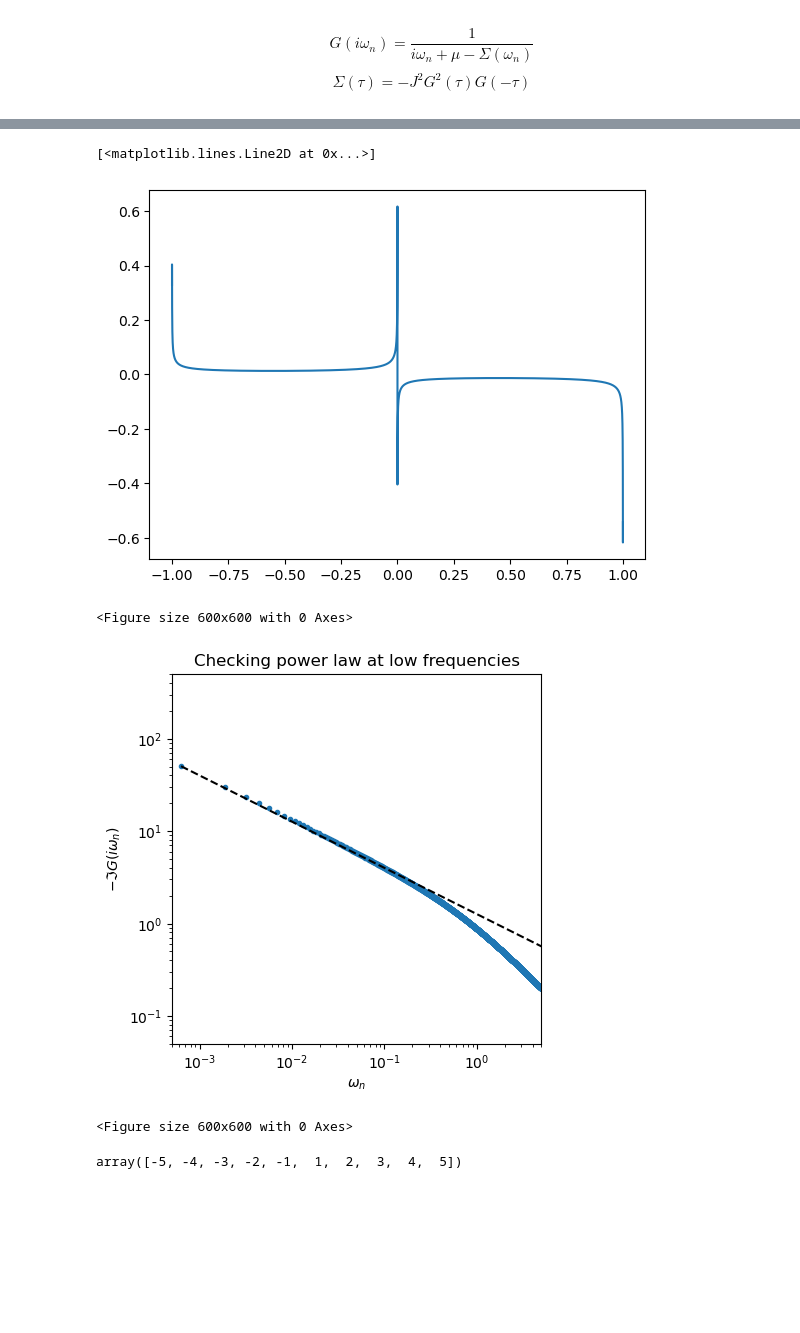
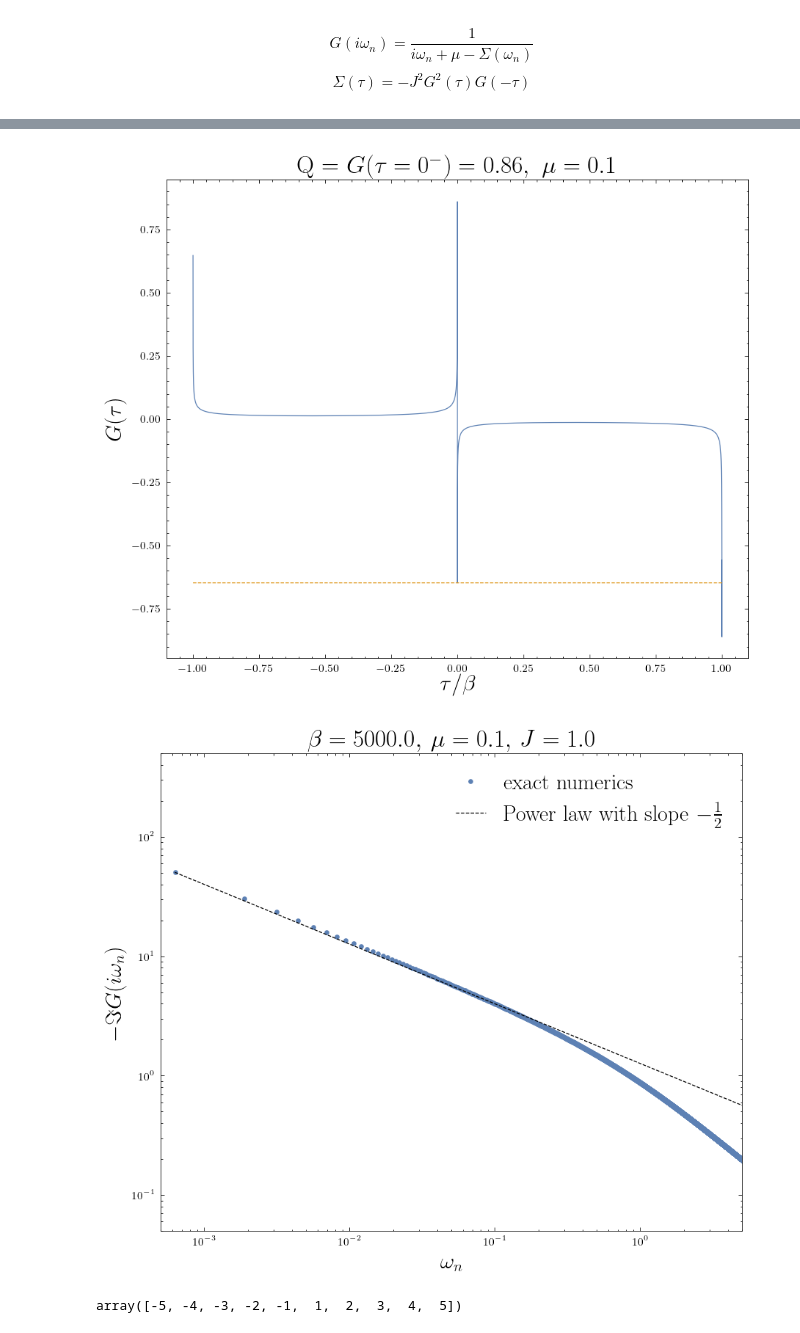
Before and after one commit to aravindhshankar/TwoSidedYSYK, a Jupyter notebook: Benchmarking/BenchmarkSachdev2015.ipynb, the cells around one changed output, grey strips where cells are left out. Cells and saved outputs as stored; diff of their text form; code cells hidden in the pictures; blank space fills up the shorter version.

```diff
--- a/Benchmarking/BenchmarkSachdev2015.ipynb
+++ b/Benchmarking/BenchmarkSachdev2015.ipynb
@@ -1,7 +1,20 @@
 # %%
-%cd /Users/aravindhswaminathan/Documents/GitHub/TwoSidedYSYK
+# %cd /Users/aravindhswaminathan/Documents/GitHub/TwoSidedYSYK
+import sys, os
+if os.path.exists('../ClusterScript/Sources'):
+    sys.path.insert(1,'../ClusterScript/Sources')
+else:
+    print('SOURCES DIRECTORY NOT FOUND, YA TWAT!!!')
+    exit(1)
 from SYK_fft import *
 import numpy as np
 import matplotlib.pyplot as plt
 from matplotlib import rcParams
 from ConformalAnalytical import *
+plt.style.use('../ClusterScript/Figuremaker/physrev.mplstyle') # Set full path to if physrev.mplstyle is not in the same in directory as the notebook
+plt.rcParams['figure.dpi'] = "120"
+plt.rcParams['legend.fontsize'] = '14'
+plt.rcParams['legend.fontsize'] = '16'
+# plt.rcParams['axes.fontsize'] = '20'
+plt.rcParams['figure.figsize'] = '8,7'
+plt.rcParams['lines.markersize'] = '6'
@@ -46,16 +57,18 @@ while(diff>err):
     #     Sigmaomega[Nbig//2] = mu
 
     Gomega = x*(1./(1j*omega + mu - Sigmaomega)) + (1-x)*oldGomega
-    #Gtau = Freq2TimeF(Gomega - (1/(1j*omega)),Nbig,beta) - 0.5 #cool trick for Gibbs oscillations
-    Gtau = Freq2TimeF(Gomega,Nbig,beta)
+    Gtau = Freq2TimeF(Gomega - (1/(1j*omega)),Nbig,beta) - 0.5 #cool trick for Gibbs oscillations
+    # Gtau = Freq2TimeF(Gomega,Nbig,beta)
 
     #diff = (1.0/Nbig) * np. sqrt(np.sum((np.abs(Gtau-oldGtau))**2))
-    diff = np. sqrt((1.0/Nbig) * np.sum((np.abs(Gtau-oldGtau))**2)) #changed
+    diff = np.sum((np.abs(Gtau-oldGtau))**2) #changed
     # if diff>diffold:
     #     x/=2
 
 
-Q = 0.5*(Gtau[0] - Gtau[-1])
+print(r'$G(\tau) = 0^-$ = ', -Gtau[-1])
+# Q = 0.5*(Gtau[0] - Gtau[-1])
+Q = -Gtau[-2]
 print("itern = ",itern," , diff = ", diff, " , x = ", x)
 print("Q = ", np.real(Q))
 # %% [output]
@@ -86,24 +107,31 @@ Text(0.5, 1.0, '$\\mu = $ 0.1 ;  Q = 0.107')
 doubledtau = np.array([-1*tau[::-1]] + [tau]).flatten()
 doubledG = np.real(np.array([-1*Gtau] + [Gtau]).flatten())
 plt.plot(doubledtau/beta,doubledG)
+plt.plot(doubledtau/beta, Gtau[0]*np.ones_like(doubledtau), '--', )
+plt.xlabel(r'$\tau/\beta$',labelpad = 0,fontsize=18)
+plt.title(f'Q = $G(\\tau = 0^-) =  {-Gtau[-1].real:.3}, \\,\\, \\mu = {mu}$',fontsize=20)
+plt.ylabel(r'$G(\tau)$', fontsize=18)
+plt.savefig('Gtaushowingspectasymm.pdf', bbox_inches='tight')
+# plt.xlim(-0.01,0.01)
 # %% [output]
-[<matplotlib.lines.Line2D at 0x...>]
-[figure, old version]
+[figure, new version]
 # %%
-plt.loglog(omega[Nbig//2:],-np.imag(Gomega[Nbig//2:]),'.')
+plt.loglog(omega[Nbig//2:],-np.imag(Gomega[Nbig//2:]),'.', label = 'exact numerics')
 fudfac = -np.imag(Gomega[Nbig//2])/omega[Nbig//2]**(-0.5)
-plt.loglog(omega[Nbig//2:],fudfac* (omega[Nbig//2:]**(-0.5)),'k--')
-plt.title('Checking power law at low frequencies')
-plt.xlabel(r'$\omega_n$')
-plt.ylabel(r'$-\Im{G(i\omega_n)}$')
+plt.loglog(omega[Nbig//2:],fudfac* (omega[Nbig//2:]**(-0.5)),'k--', label = r'Power law with slope $-\frac{1}{2}$')
+# plt.title('Checking power law at low frequencies')
+titlestring = f'$\\beta = {beta}, \\, \\mu = {mu}, \\, J = {J}$'
+plt.title(titlestring,fontsize=20)
+plt.xlabel(r'$\omega_n$',fontsize=18)
+plt.ylabel(r'$-\Im{G(i\omega_n)}$',fontsize=18)
 plt.xlim(5e-4,5e0)
 plt.ylim(5e-2,5e2)
-plt.gca().set_aspect('equal')
-plt.figure(figsize=(6,6))
+# plt.gca().set_aspect('equal')
+# plt.figure(figsize=(8,7))
+plt.legend(fontsize=18)
+plt.savefig('complexSYKpowerlaw.pdf', bbox_inches='tight')
 # %% [output]
-<Figure size 600x600 with 0 Axes>
-[figure, old version]
+[figure, new version]
-<Figure size 600x600 with 0 Axes>
 # %%
 A = np.array([1,2,3,4,5])
 np.array([-1*A[::-1]]+ [A]).flatten()
```
Also changed, not shown: parts of 9 cells of this notebook, 4 other files.
